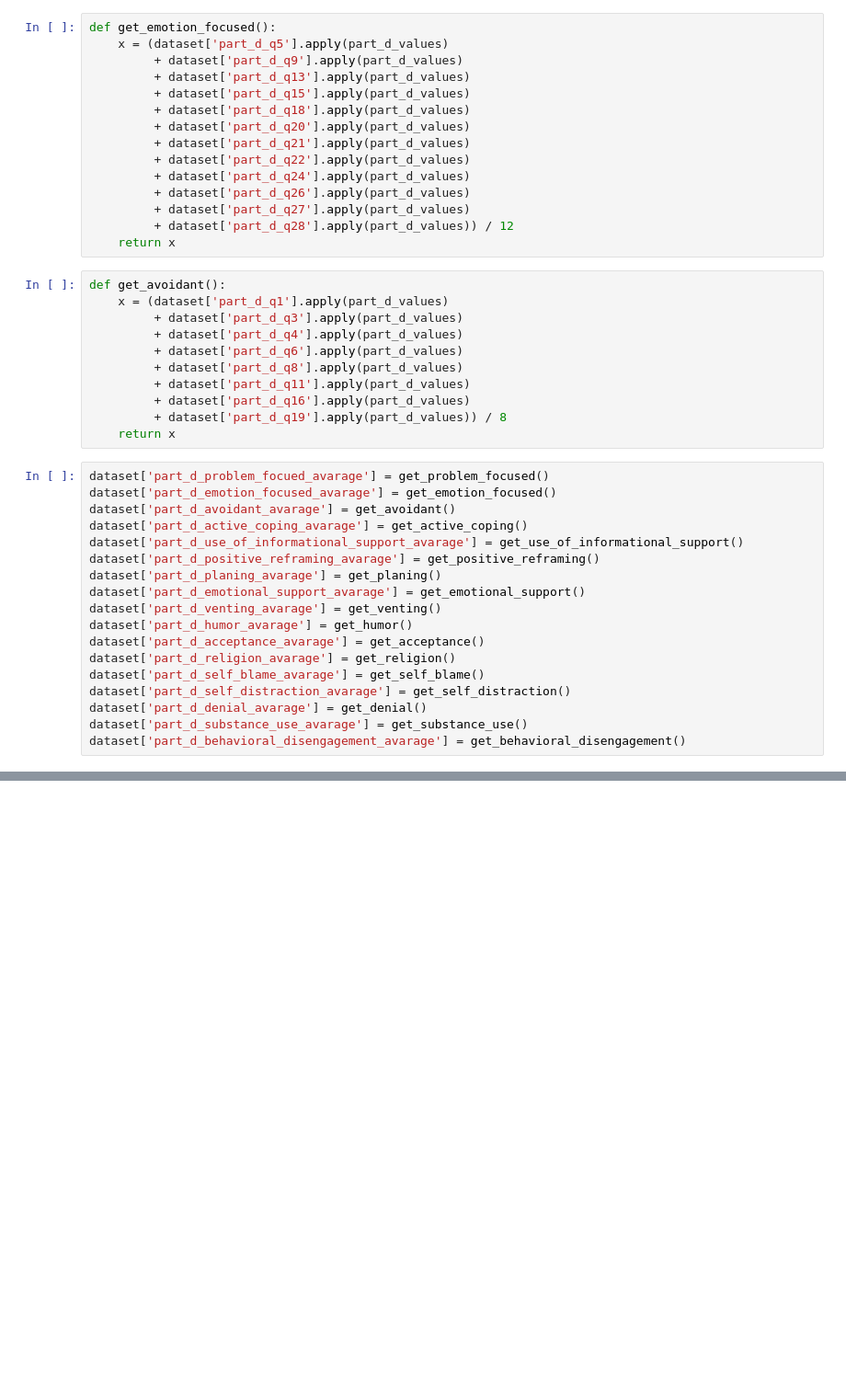
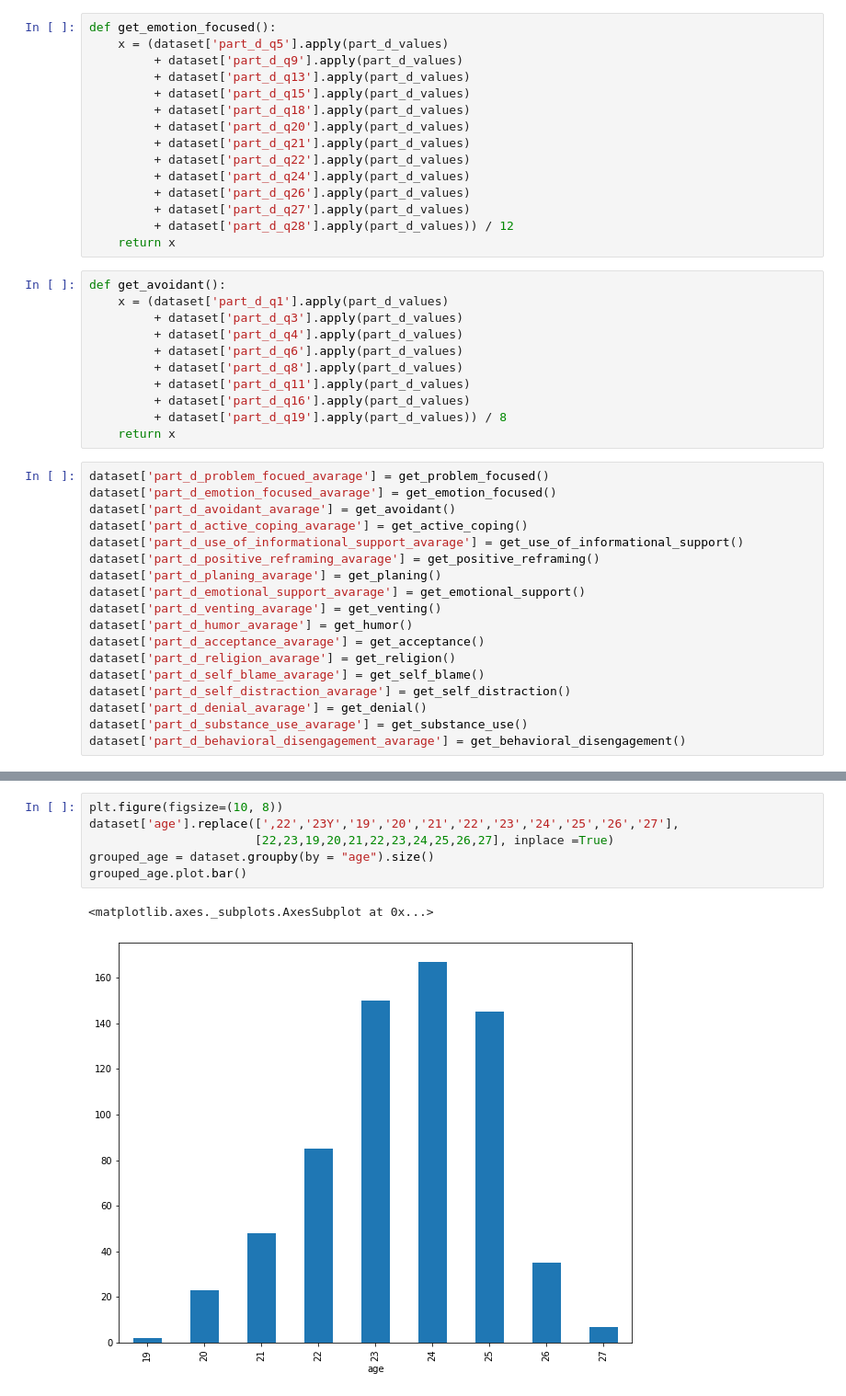
Before and after one commit to t-abhisheka/Medical-student-stress, a Jupyter notebook: python_analysis.ipynb, the cells around one changed output, grey strips where cells are left out. Shown: that part at 92% size. Cells and saved outputs as stored; diff of their text form; blank space fills up the shorter version.

```diff
--- a/python_analysis.ipynb
+++ b/python_analysis.ipynb
@@ -360,0 +295,9 @@ ImportError: Please install graphviz to plot. (See https://featuretools.alteryx.
+# %%
+plt.figure(figsize=(10, 8))
+dataset['age'].replace([',22','23Y','19','20','21','22','23','24','25','26','27'],
+                       [22,23,19,20,21,22,23,24,25,26,27], inplace =True)
+grouped_age = dataset.groupby(by = "age").size()
+grouped_age.plot.bar()
+# %% [output]
+<matplotlib.axes._subplots.AxesSubplot at 0x...>
+[figure, added]
```
Also changed, not shown: parts of 110 cells of this notebook.
